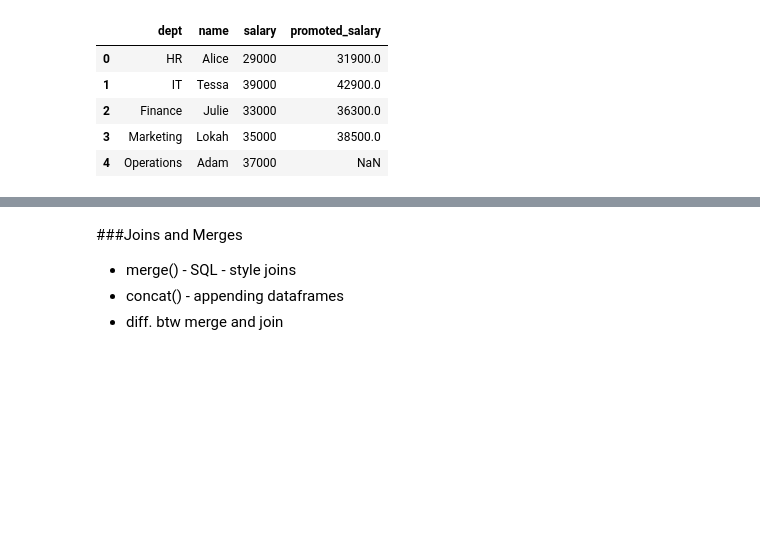
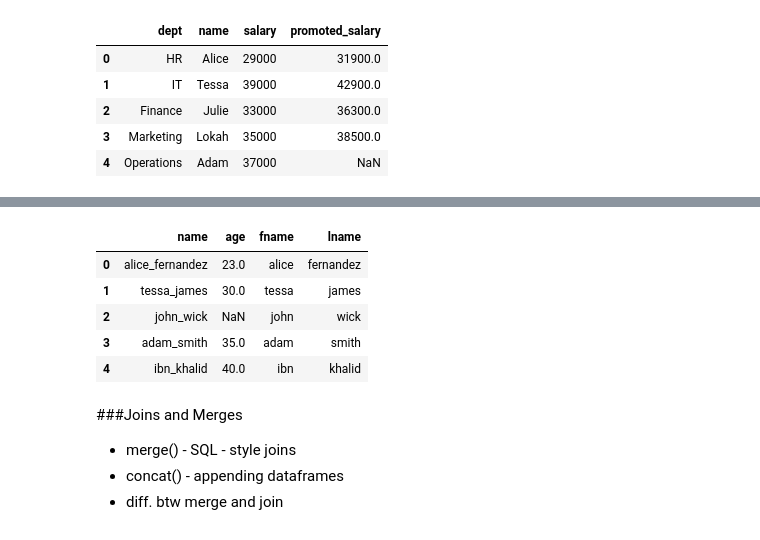
Before and after one commit to FazilMSD7/Data-Analytics, a Jupyter notebook: Pandas/Pandas.ipynb, the cells around one changed output, grey strips where cells are left out. Cells and saved outputs as stored; diff of their text form; code cells hidden in the pictures; blank space fills up the shorter version.

```diff
--- a/Pandas/Pandas.ipynb
+++ b/Pandas/Pandas.ipynb
@@ -726,3 +744,16 @@ sample_df
+# %%
+# if these fn's should apply for Null values use (na_action='ignore') for all map, apply, applymap
+def lower(x):
+  return str(x).lower()
+
+sample_df.applymap(lower, na_action='ignore')
+# %% [output]
+|  | name | age | fname | lname |
+| 0 | alice_fernandez | 23.0 | alice | fernandez |
+| 1 | tessa_james | 30.0 | tessa | james |
+| 2 | john_wick | NaN | john | wick |
+| 3 | adam_smith | 35.0 | adam | smith |
+| 4 | ibn_khalid | 40.0 | ibn | khalid |
 # %% [markdown]
 ###Joins and Merges
 
```
Also changed, not shown: parts of 8 cells of this notebook.
